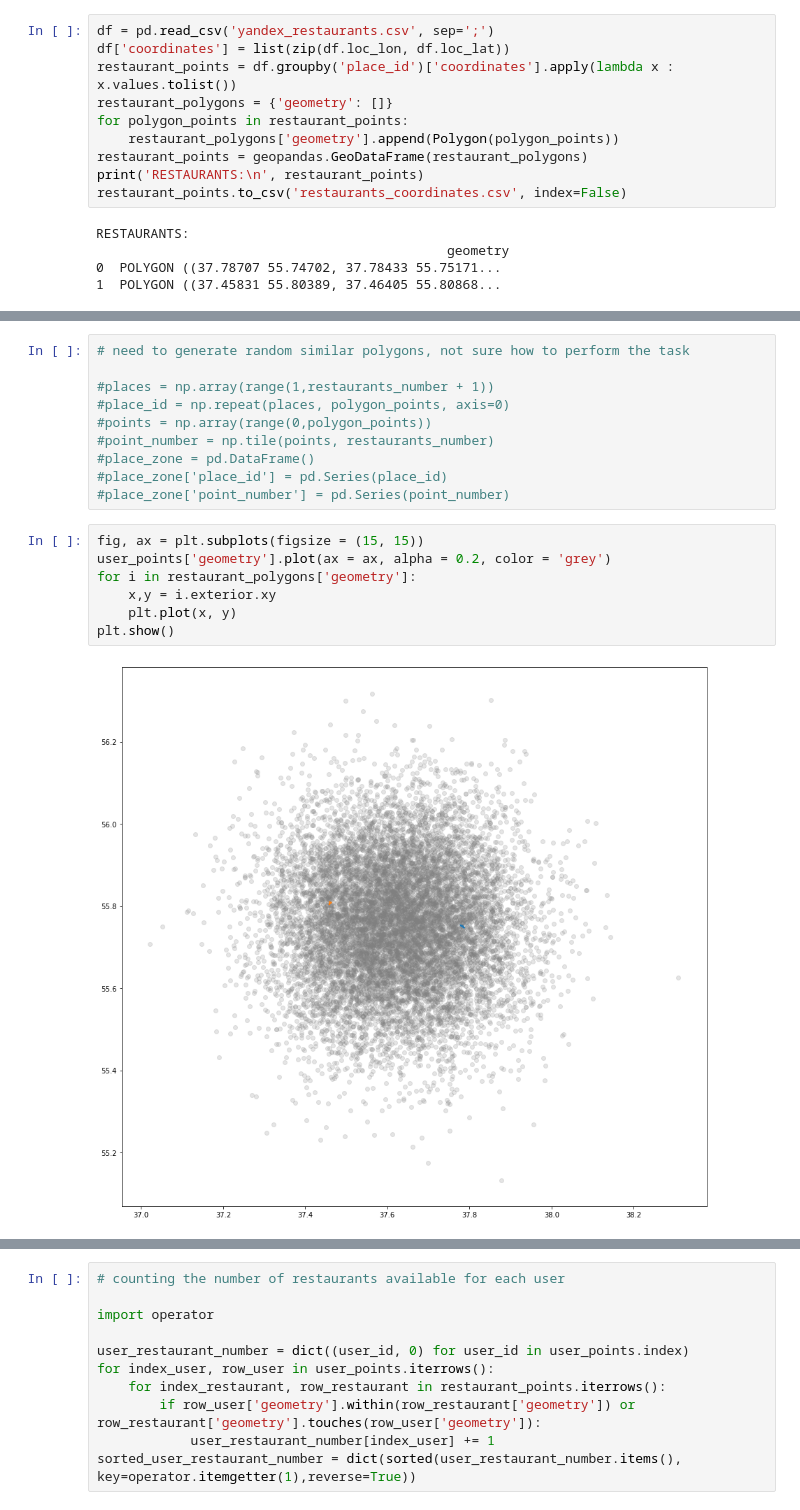
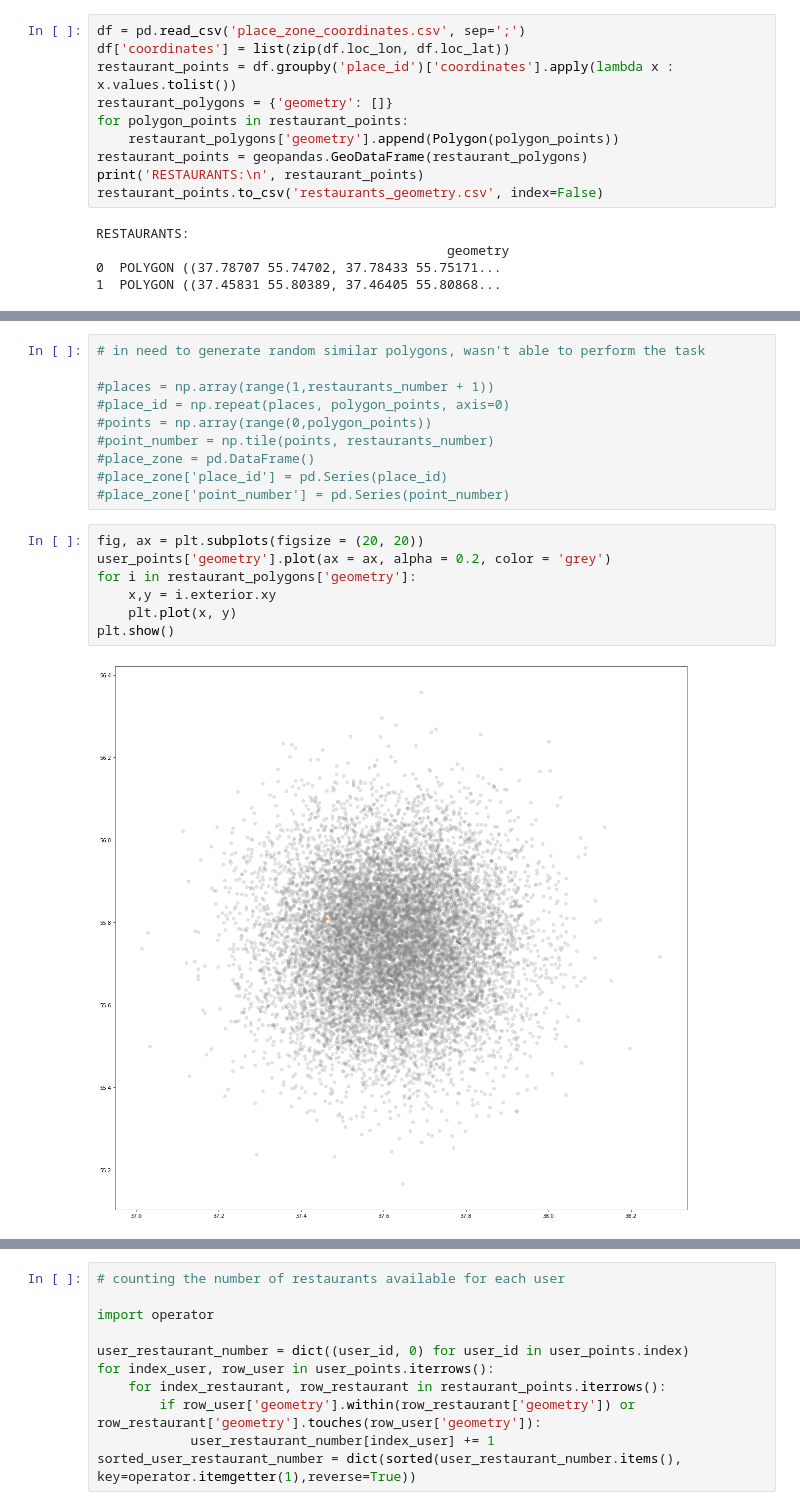
Before and after one commit to rmchrkv/yandex.eda, a Jupyter notebook: yandex_eda_users.restaurants.ipynb, the cells around one changed output, grey strips where cells are left out. Drawn from its saved outputs; the diff is of its cells as text.

```diff
--- a/yandex_eda_users.restaurants.ipynb
+++ b/yandex_eda_users.restaurants.ipynb
@@ -13,7 +13,7 @@ import geopandas
 
 %matplotlib inline
 # %%
-df = pd.read_csv('yandex_restaurants.csv', sep=';')
+df = pd.read_csv('place_zone_coordinates.csv', sep=';')
 df['coordinates'] = list(zip(df.loc_lon, df.loc_lat))
 restaurant_points = df.groupby('place_id')['coordinates'].apply(lambda x : x.values.tolist())
 restaurant_polygons = {'geometry': []}
@@ -21,7 +21,7 @@ for polygon_points in restaurant_points:
     restaurant_polygons['geometry'].append(Polygon(polygon_points))
 restaurant_points = geopandas.GeoDataFrame(restaurant_polygons)
 print('RESTAURANTS:\n', restaurant_points)
-restaurant_points.to_csv('restaurants_coordinates.csv', index=False)
+restaurant_points.to_csv('restaurants_geometry.csv', index=False)
 # %% [output]
 RESTAURANTS:
                                              geometry
@@ -57,7 +58,7 @@ USERS:
 
 [12000 rows x 1 columns]
 # %%
-# need to generate random similar polygons, not sure how to perform the task
+# in need to generate random similar polygons, wasn't able to perform the task
 
 #places = np.array(range(1,restaurants_number + 1))
 #place_id = np.repeat(places, polygon_points, axis=0)
@@ -67,13 +68,13 @@ USERS:
 #place_zone['place_id'] = pd.Series(place_id)
 #place_zone['point_number'] = pd.Series(point_number)
 # %%
-fig, ax = plt.subplots(figsize = (15, 15))
+fig, ax = plt.subplots(figsize = (20, 20))
 user_points['geometry'].plot(ax = ax, alpha = 0.2, color = 'grey')
 for i in restaurant_polygons['geometry']:
     x,y = i.exterior.xy
     plt.plot(x, y)
 plt.show()
 # %% [output]
-[figure, old version]
+[figure, new version]
 # %% [markdown]
 Пример. Ссылка на визуализацию с помощью сервиса Carto:
```
Also changed, not shown: parts of 3 cells of this notebook, 4 other files.
